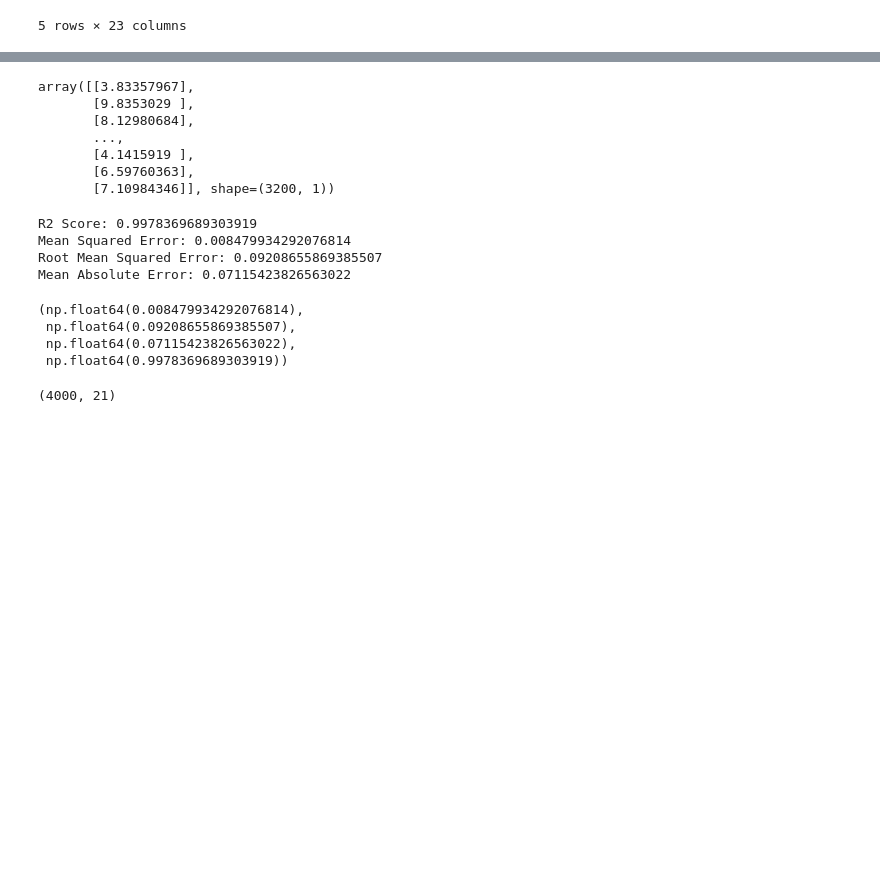
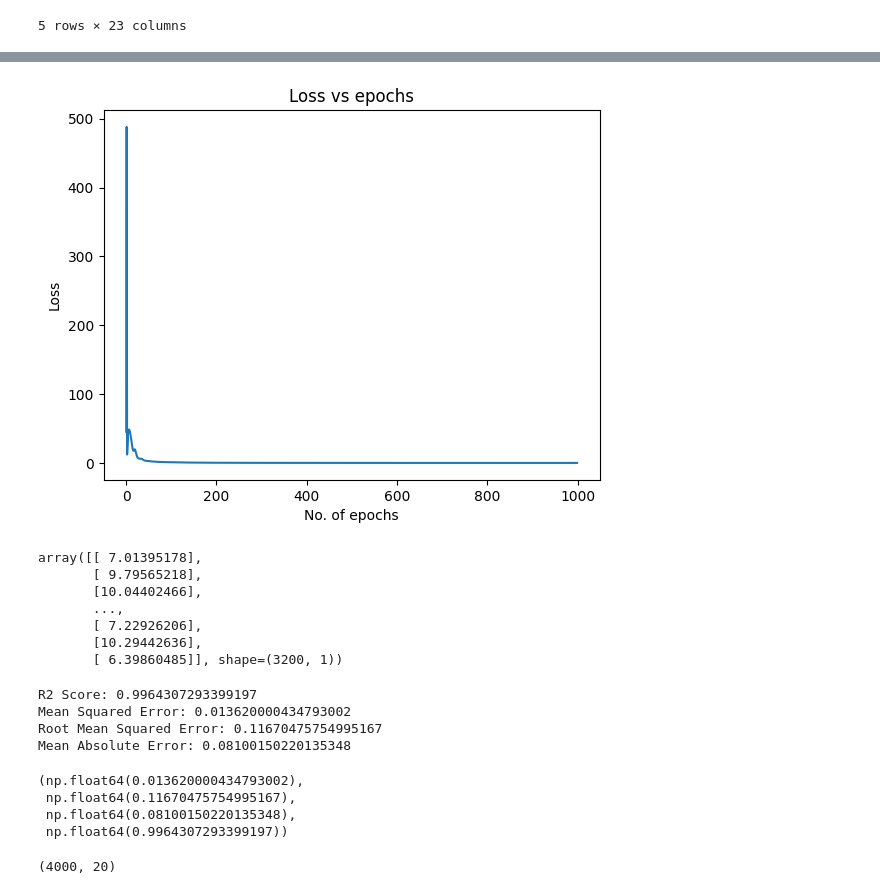
Before and after one commit to Mayank2305Mishra/ML_models_from_scratch, a Jupyter notebook: nn_regression.ipynb, the cells around one changed output, grey strips where cells are left out. Cells and saved outputs as stored; diff of their text form; code cells hidden in the pictures; blank space fills up the shorter version.

Commit message:
He + Adam + Xavier

```diff
--- a/nn_regression.ipynb
+++ b/nn_regression.ipynb
@@ -39,8 +39,9 @@ df.head()
 | 4 | 4 | 4 | 10 | 6 | 8 | 4 | 8 | 11 | 2 | 3 | ... | ... |
 5 rows × 23 columns
 # %%
-X = df.drop(columns=['target_cls','target_reg'], axis=1).values
+#Regression Model
+X = df.drop(columns=['target_cls','target_reg','Unnamed: 0'], axis=1).values
 y = df['target_reg'].values.reshape(-1, 1)
-X_test = df_test.values
+X_test = df_test.drop('Unnamed: 0', axis=1).values
 X.shape, y.shape
 # %% [output]
@@ -56,9 +57,19 @@ X_train.shape, X_val.shape, y_train.shape, y_val.shape
 # %%
-nn = NeuralNetwork(learning_rate=0.1, epochs=1000, loss_function='mse')
+nn = NeuralNetwork(
+    learning_rate=0.06,
+    epochs=1000,
+    loss_function='mse',
+    initialization='he',
+    optimizer='adam',
+    beta1=0.9,
+    beta2=0.999,
+    epsilon=1e-6
+    )
 model = nn.Sequential(
     nn.Dense(100 , activation='relu'),
     nn.Dense(50 , activation='relu'),
     nn.Dense(1 , activation='linear')
 )
 nn.fit(X_train, y_train, model)
+# 0.06 -> 0.0007645426652382597
 # %% [output]
@@ -92,31 +103,35 @@ Epoch 900: Loss 0.010446254514476455
+# %%
+nn.plot_loss()
+# %% [output]
+[figure, added]
 # %%
 y_pred = nn.predict(X_val, model=model)
 y_pred
 # %% [output]
-array([[3.83357967],
-       [9.8353029 ],
-       [8.12980684],
+array([[ 7.01395178],
+       [ 9.79565218],
+       [10.04402466],
        ...,
-       [4.1415919 ],
-       [6.59760363],
-       [7.10984346]], shape=(3200, 1))
+       [ 7.22926206],
+       [10.29442636],
+       [ 6.39860485]], shape=(3200, 1))
 # %%
 nn.evaluation_metrics(y_val, y_pred)
 # %% [output]
-R2 Score: 0.9978369689303919
-Mean Squared Error: 0.008479934292076814
-Root Mean Squared Error: 0.09208655869385507
-Mean Absolute Error: 0.07115423826563022
+R2 Score: 0.9964307293399197
+Mean Squared Error: 0.013620000434793002
+Root Mean Squared Error: 0.11670475754995167
+Mean Absolute Error: 0.08100150220135348
-(np.float64(0.008479934292076814),
- np.float64(0.09208655869385507),
- np.float64(0.07115423826563022),
- np.float64(0.9978369689303919))
+(np.float64(0.013620000434793002),
+ np.float64(0.11670475754995167),
+ np.float64(0.08100150220135348),
+ np.float64(0.9964307293399197))
 # %%
 y_pred_test = nn.predict(X_test, model)
 # %%
 X_test.shape
 # %% [output]
-(4000, 21)
+(4000, 20)
 # %%
 df_test['target_reg'] = y_pred_test.reshape(-1)
 df_test.to_csv('./output/submission_nn_regression.csv', index=False)
```
Also changed, not shown: parts of 3 cells of this notebook, 3 other files.
